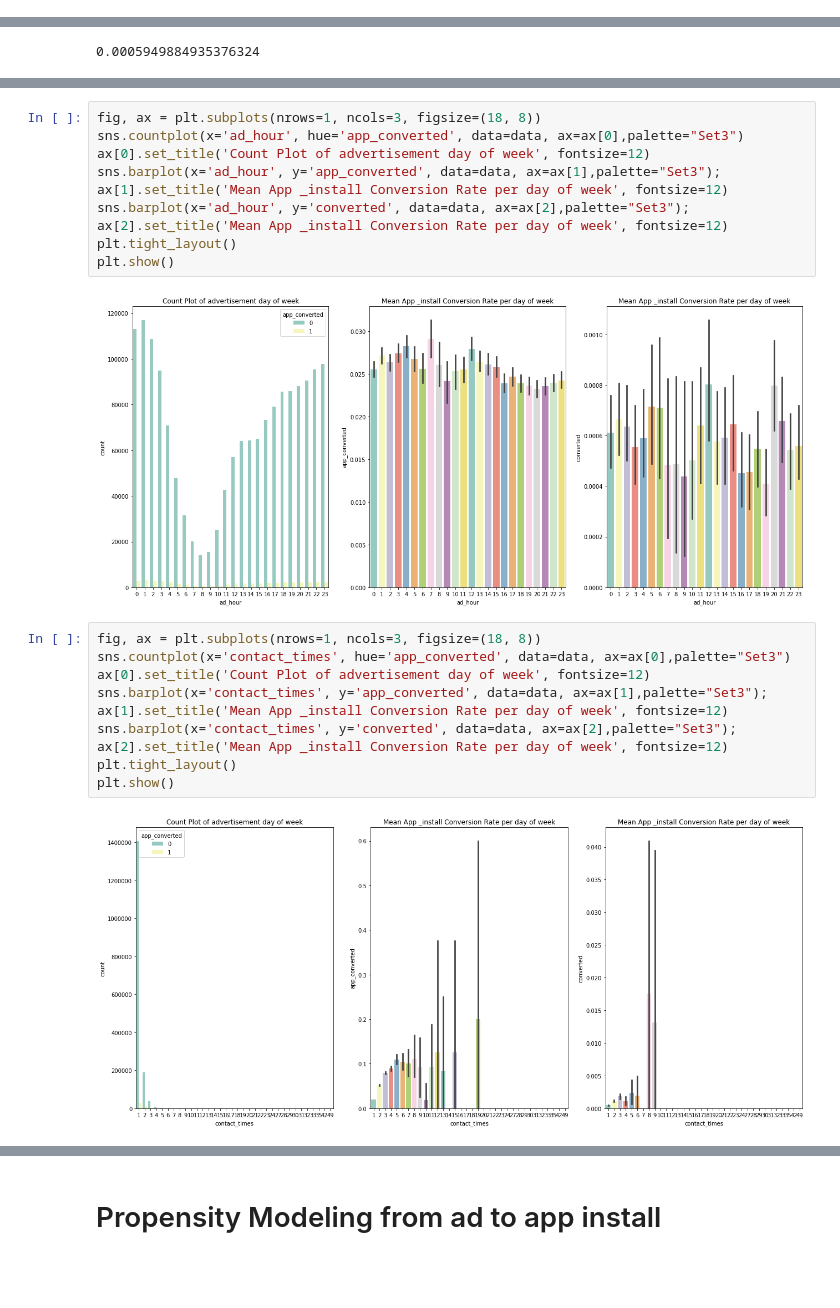
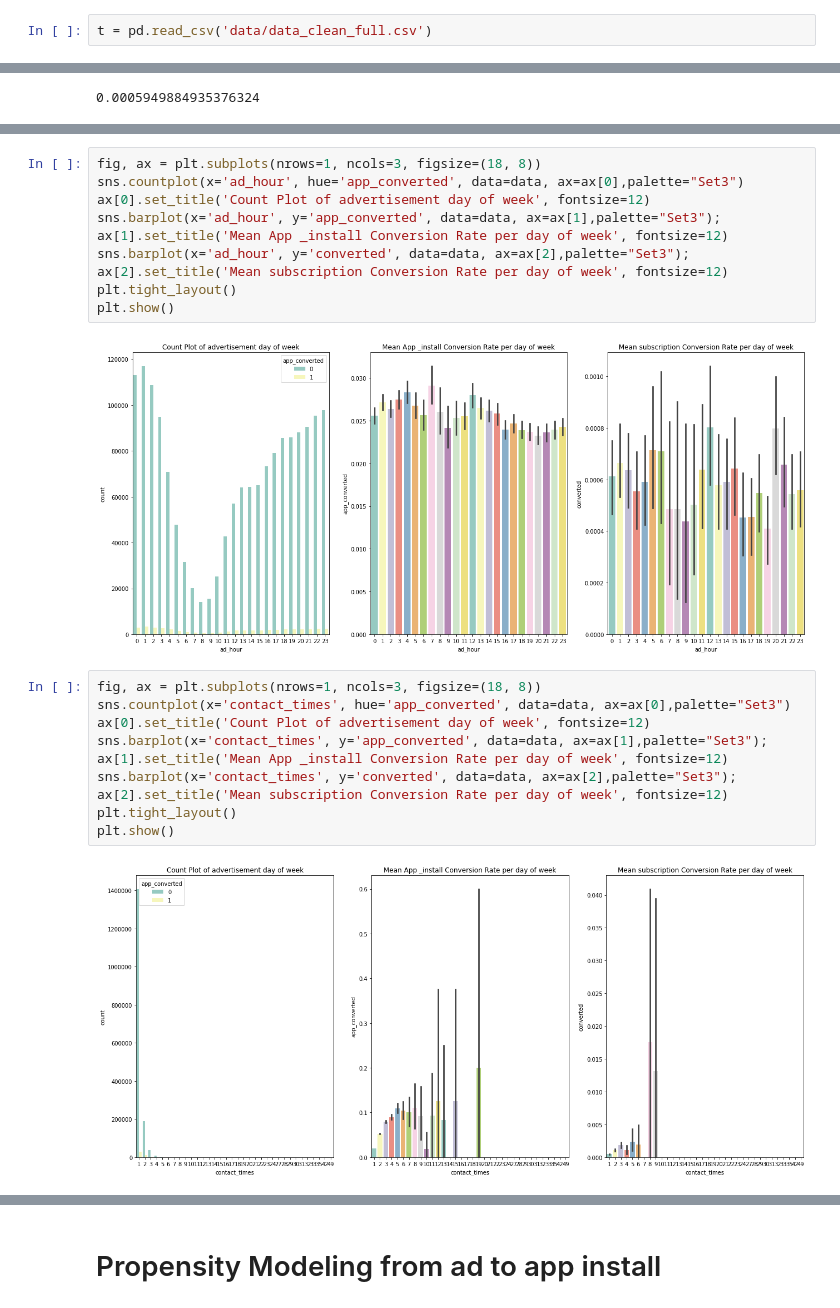
Before and after one commit to DwightTRAX/northwestern_imc_repo, a Jupyter notebook: athletics_challenge/athletics_analysis.ipynb, the cells around one changed output, grey strips where cells are left out. Saved outputs shown, nothing was run; the diff lists cells and outputs as text; blank space fills up the shorter version.

```diff
--- a/athletics_challenge/athletics_analysis.ipynb
+++ b/athletics_challenge/athletics_analysis.ipynb
@@ -563,5 +257,7 @@ t
 # %%
 t.to_csv('data/data_clean_full.csv',index=False)
+# %%
+t = pd.read_csv('data/data_clean_full.csv')
 # %%
 ### first model
 # %%
@@ -586,15 +282,15 @@ plt.show()
 # %%
 fig, ax = plt.subplots(nrows=1, ncols=3, figsize=(18, 8))
 sns.countplot(x='ad_hour', hue='app_converted', data=data, ax=ax[0],palette="Set3")
 ax[0].set_title('Count Plot of advertisement day of week', fontsize=12)
 sns.barplot(x='ad_hour', y='app_converted', data=data, ax=ax[1],palette="Set3");
 ax[1].set_title('Mean App _install Conversion Rate per day of week', fontsize=12)
 sns.barplot(x='ad_hour', y='converted', data=data, ax=ax[2],palette="Set3");
-ax[2].set_title('Mean App _install Conversion Rate per day of week', fontsize=12)
+ax[2].set_title('Mean subscription Conversion Rate per day of week', fontsize=12)
 plt.tight_layout()
 plt.show()
 # %% [output]
-[figure, old version]
+[figure, new version]
 # %%
 fig, ax = plt.subplots(nrows=1, ncols=3, figsize=(18, 8))
 sns.countplot(x='contact_times', hue='app_converted', data=data, ax=ax[0],palette="Set3")
@@ -602,11 +298,11 @@ ax[0].set_title('Count Plot of advertisement day of week', fontsize=12)
 sns.barplot(x='contact_times', y='app_converted', data=data, ax=ax[1],palette="Set3");
 ax[1].set_title('Mean App _install Conversion Rate per day of week', fontsize=12)
 sns.barplot(x='contact_times', y='converted', data=data, ax=ax[2],palette="Set3");
-ax[2].set_title('Mean App _install Conversion Rate per day of week', fontsize=12)
+ax[2].set_title('Mean subscription Conversion Rate per day of week', fontsize=12)
 plt.tight_layout()
 plt.show()
 # %% [output]
-[figure, old version]
+[figure, new version]
 # %%
 fig, ax = plt.subplots(nrows=1, ncols=3, figsize=(18, 8))
 sns.countplot(x='platform', hue='app_converted', data=data, ax=ax[0],palette="Set3")
```
Also changed, not shown: parts of 56 cells of this notebook.
